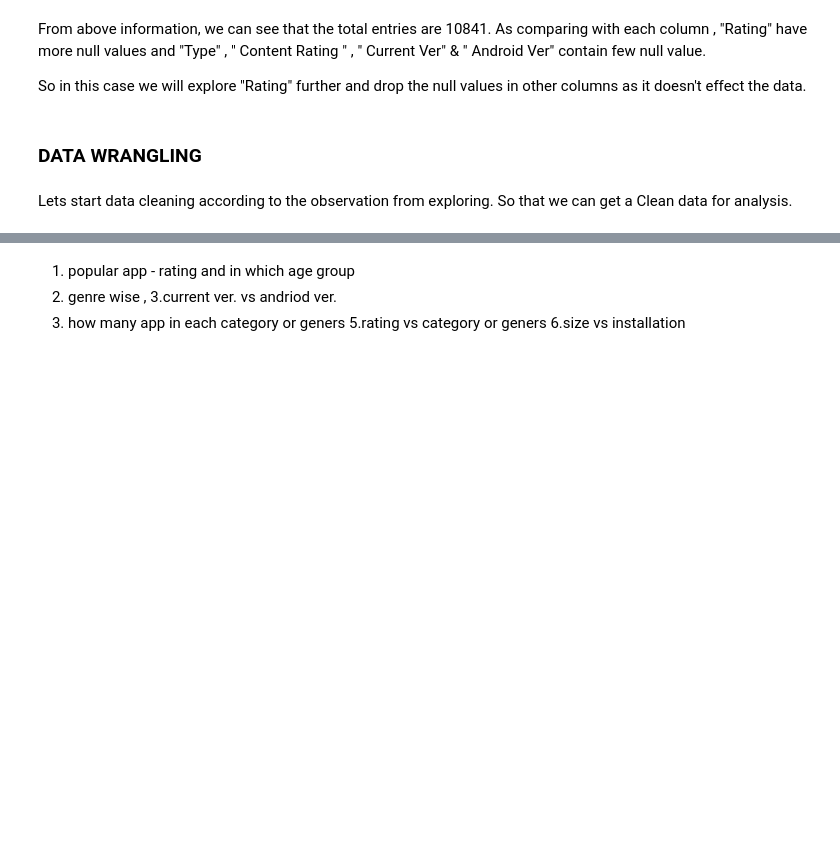
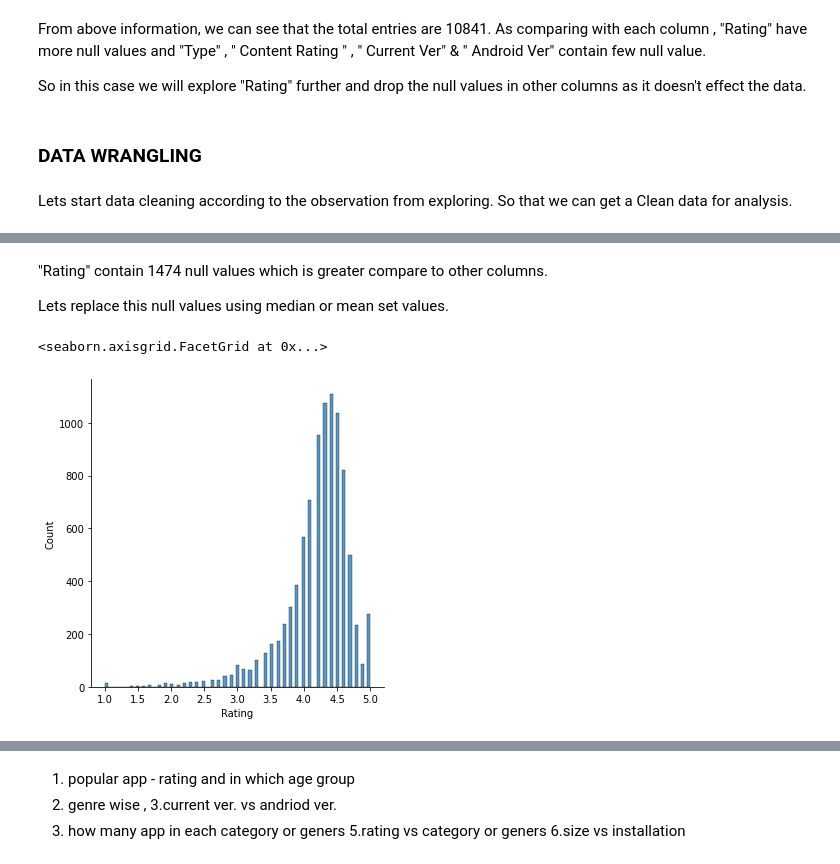
Before and after one commit to Malu2203/Play-Store-App-Review-Analysis, a Jupyter notebook: Play_Store_App_Review_Analysis_Capstone_Project.ipynb, the cells around one changed output, grey strips where cells are left out. Drawn from its saved outputs; the diff is of its cells as text; code cells hidden in the pictures; blank space fills up the shorter version.

```diff
--- a/Play_Store_App_Review_Analysis_Capstone_Project.ipynb
+++ b/Play_Store_App_Review_Analysis_Capstone_Project.ipynb
@@ -151,0 +232,10 @@ Lets start data cleaning according to the observation from exploring. So that we
+# %% [markdown]
+"Rating" contain 1474 null values which is greater compare to other columns.
+
+
+Lets replace this null values using median or mean set values.
+# %%
+sns.displot(playstore_df['Rating'])
+# %% [output]
+<seaborn.axisgrid.FacetGrid at 0x...>
+[figure, added]
```
Also changed, not shown: parts of 19 cells of this notebook.
